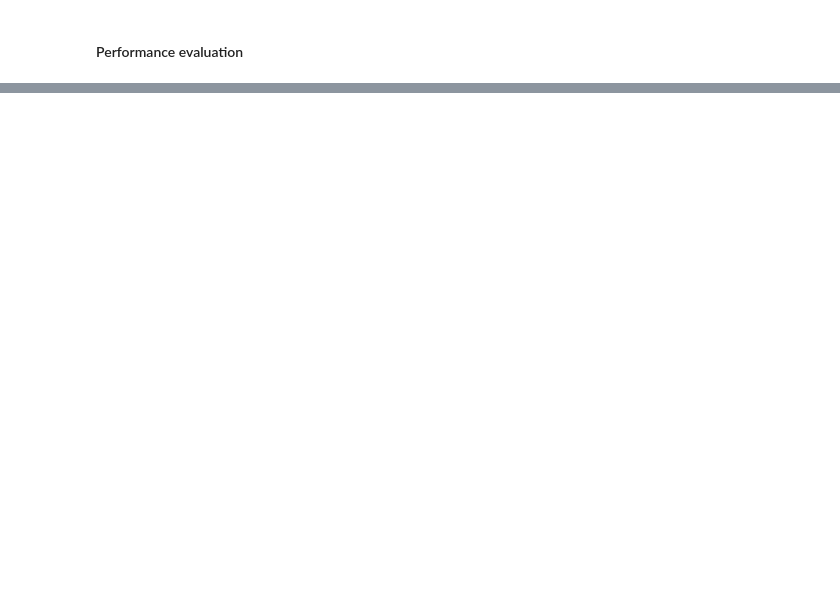
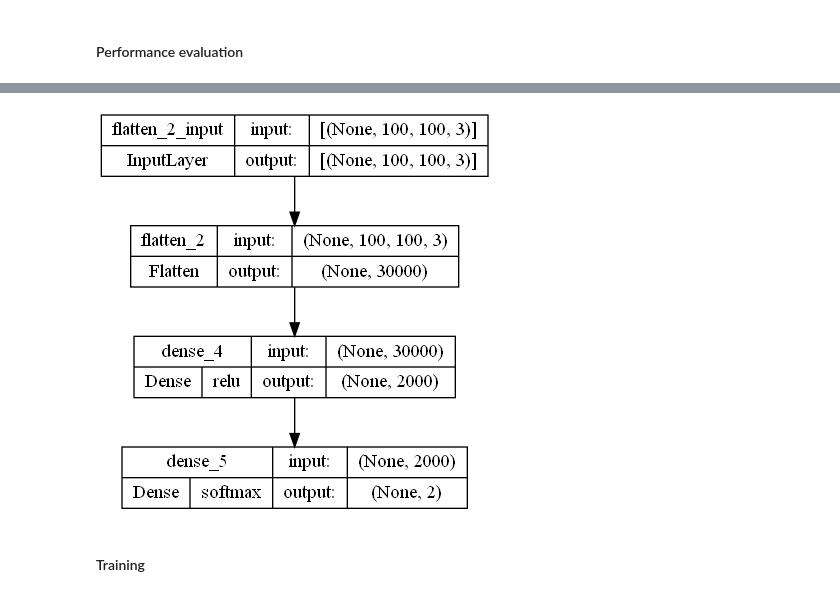
Before and after one commit to TommasoLocatelli/ml_cats_vs_dogs, a Jupyter notebook: feedforward.ipynb, the cells around one changed output, grey strips where cells are left out. Cells and saved outputs as stored; diff of their text form; code cells hidden in the pictures; blank space fills up the shorter version.

```diff
--- a/feedforward.ipynb
+++ b/feedforward.ipynb
@@ -113,0 +123,7 @@ Wall time: 13min 43s
+# %%
+model = tf.keras.Sequential([
+    layers.Flatten(input_shape=(100, 100,3)),
+    layers.Dense(2000, activation="relu"),
+    layers.Dense(2, activation="softmax")
+])
+model.summary()
@@ -113,0 +146,14 @@ Wall time: 13min 43s
+# %%
+tf.keras.utils.plot_model(
+    model,
+    show_shapes=True,
+    show_dtype=False,
+    show_layer_names=True,
+    rankdir="TB",
+    expand_nested=False,
+    dpi=96,
+    layer_range=None,
+    show_layer_activations=True,
+)
+# %% [output]
+[figure, added]
@@ -113,0 +166,2 @@ Wall time: 13min 43s
+# %% [markdown]
+#### Training
```
Also changed, not shown: parts of 22 cells of this notebook, 2 other files.
